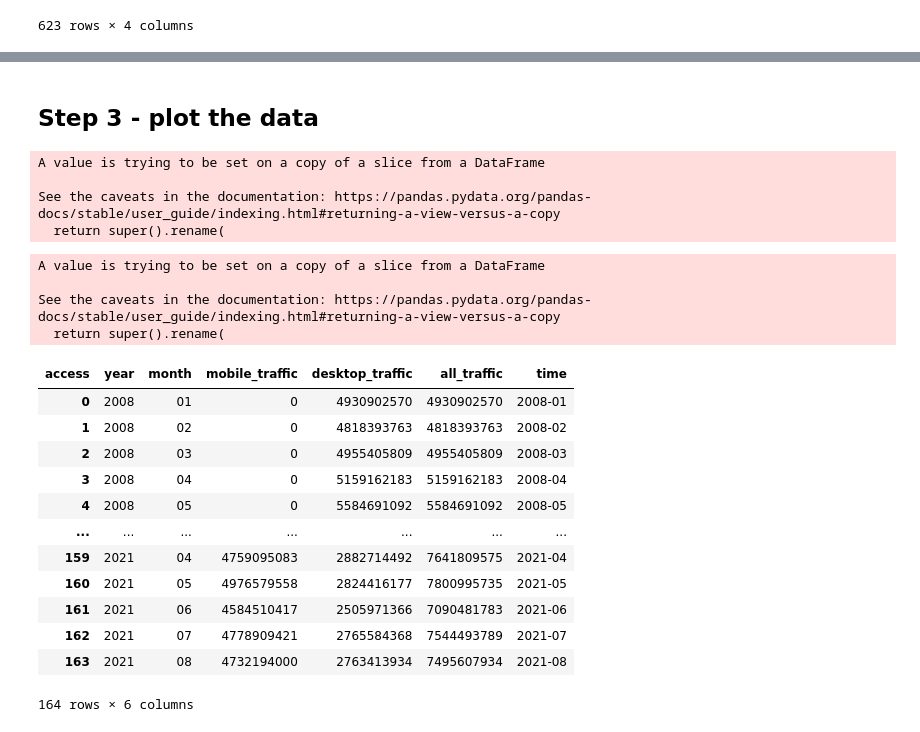
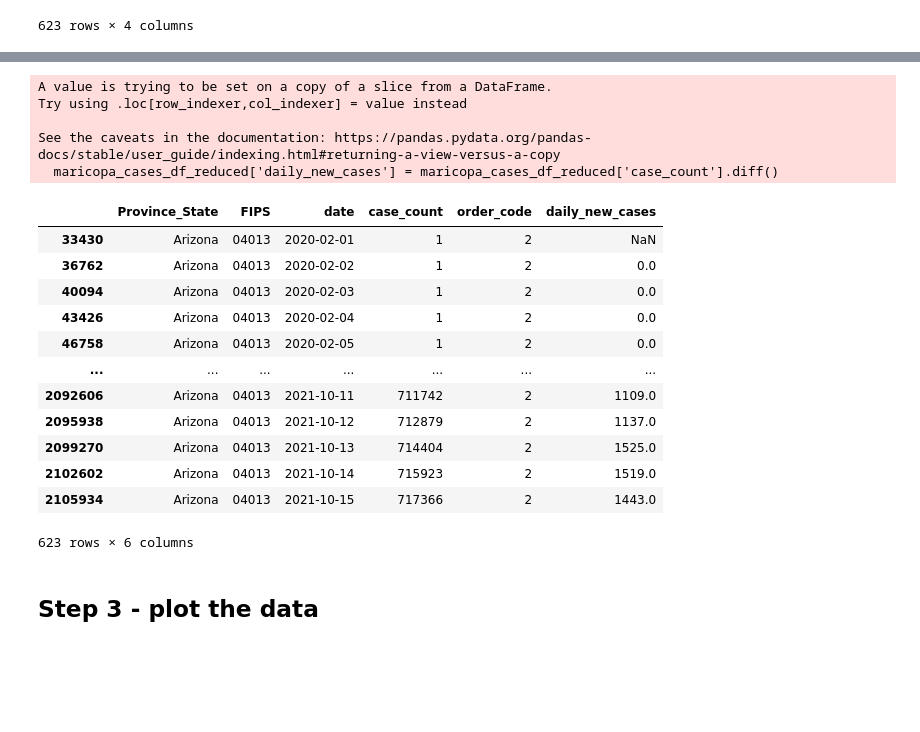
Before and after one commit to tommycqy/data-512-a4, a Jupyter notebook: hcds-a4-common-analysis.ipynb, the cells around one changed output, grey strips where cells are left out. Saved outputs shown, nothing was run; the diff lists cells and outputs as text; code cells hidden in the pictures; blank space fills up the shorter version.

```diff
--- a/hcds-a4-common-analysis.ipynb
+++ b/hcds-a4-common-analysis.ipynb
@@ -217,41 +231,24 @@ maricopa_cases_df_reduced
+# %%
+maricopa_cases_df_reduced['daily_new_cases'] = maricopa_cases_df_reduced['case_count'].diff()
+maricopa_cases_df_reduced
+# %% [output]
+A value is trying to be set on a copy of a slice from a DataFrame.
+Try using .loc[row_indexer,col_indexer] = value instead
+
+See the caveats in the documentation: https://pandas.pydata.org/pandas-docs/stable/user_guide/indexing.html#returning-a-view-versus-a-copy
+  maricopa_cases_df_reduced['daily_new_cases'] = maricopa_cases_df_reduced['case_count'].diff()
+|  | Province_State | FIPS | date | case_count | order_code | daily_new_cases |
+| 33430 | Arizona | 04013 | 2020-02-01 | 1 | 2 | NaN |
+| 36762 | Arizona | 04013 | 2020-02-02 | 1 | 2 | 0.0 |
+| 40094 | Arizona | 04013 | 2020-02-03 | 1 | 2 | 0.0 |
+| 43426 | Arizona | 04013 | 2020-02-04 | 1 | 2 | 0.0 |
+| 46758 | Arizona | 04013 | 2020-02-05 | 1 | 2 | 0.0 |
+| ... | ... | ... | ... | ... | ... | ... |
+| 2092606 | Arizona | 04013 | 2021-10-11 | 711742 | 2 | 1109.0 |
+| 2095938 | Arizona | 04013 | 2021-10-12 | 712879 | 2 | 1137.0 |
+| 2099270 | Arizona | 04013 | 2021-10-13 | 714404 | 2 | 1525.0 |
+| 2102602 | Arizona | 04013 | 2021-10-14 | 715923 | 2 | 1519.0 |
+| 2105934 | Arizona | 04013 | 2021-10-15 | 717366 | 2 | 1443.0 |
+623 rows × 6 columns
 # %% [markdown]
 ## Step 3 - plot the data
-# %%
-df = df_cleaned[['year','month','pagecount_mobile_views', 'pagecount_desktop_views','pagecount_all_views']]
-df1 = df.loc[df['pagecount_all_views'] > 0]
-df1.rename(columns={'pagecount_mobile_views':'mobile_traffic', 'pagecount_desktop_views':'desktop_traffic','pagecount_all_views':'all_traffic'}, inplace=True)
-#df1
-# %% [output]
-A value is trying to be set on a copy of a slice from a DataFrame
-
-See the caveats in the documentation: https://pandas.pydata.org/pandas-docs/stable/user_guide/indexing.html#returning-a-view-versus-a-copy
-  return super().rename(
-# %%
-df = df_cleaned[['year','month','pageview_mobile_views', 'pageview_desktop_views','pageview_all_views']]
-df2 = df.loc[df['pageview_all_views'] > 0]
-df2.rename(columns={'pageview_mobile_views':'mobile_traffic', 'pageview_desktop_views':'desktop_traffic','pageview_all_views':'all_traffic'}, inplace=True)
-#df2
-# %% [output]
-A value is trying to be set on a copy of a slice from a DataFrame
-
-See the caveats in the documentation: https://pandas.pydata.org/pandas-docs/stable/user_guide/indexing.html#returning-a-view-versus-a-copy
-  return super().rename(
-# %%
-frames = [df1[:90], df2]
-df_plot = pd.concat(frames)
-df_plot['time'] = df_plot['year'] + '-' + df_plot['month']
-df_plot
-# %% [output]
-| access | year | month | mobile_traffic | desktop_traffic | all_traffic | time |
-| 0 | 2008 | 01 | 0 | 4930902570 | 4930902570 | 2008-01 |
-| 1 | 2008 | 02 | 0 | 4818393763 | 4818393763 | 2008-02 |
-| 2 | 2008 | 03 | 0 | 4955405809 | 4955405809 | 2008-03 |
-| 3 | 2008 | 04 | 0 | 5159162183 | 5159162183 | 2008-04 |
-| 4 | 2008 | 05 | 0 | 5584691092 | 5584691092 | 2008-05 |
-| ... | ... | ... | ... | ... | ... | ... |
-| 159 | 2021 | 04 | 4759095083 | 2882714492 | 7641809575 | 2021-04 |
-| 160 | 2021 | 05 | 4976579558 | 2824416177 | 7800995735 | 2021-05 |
-| 161 | 2021 | 06 | 4584510417 | 2505971366 | 7090481783 | 2021-06 |
-| 162 | 2021 | 07 | 4778909421 | 2765584368 | 7544493789 | 2021-07 |
-| 163 | 2021 | 08 | 4732194000 | 2763413934 | 7495607934 | 2021-08 |
-164 rows × 6 columns
```
Also changed, not shown: parts of 13 cells of this notebook, 1 other file.
